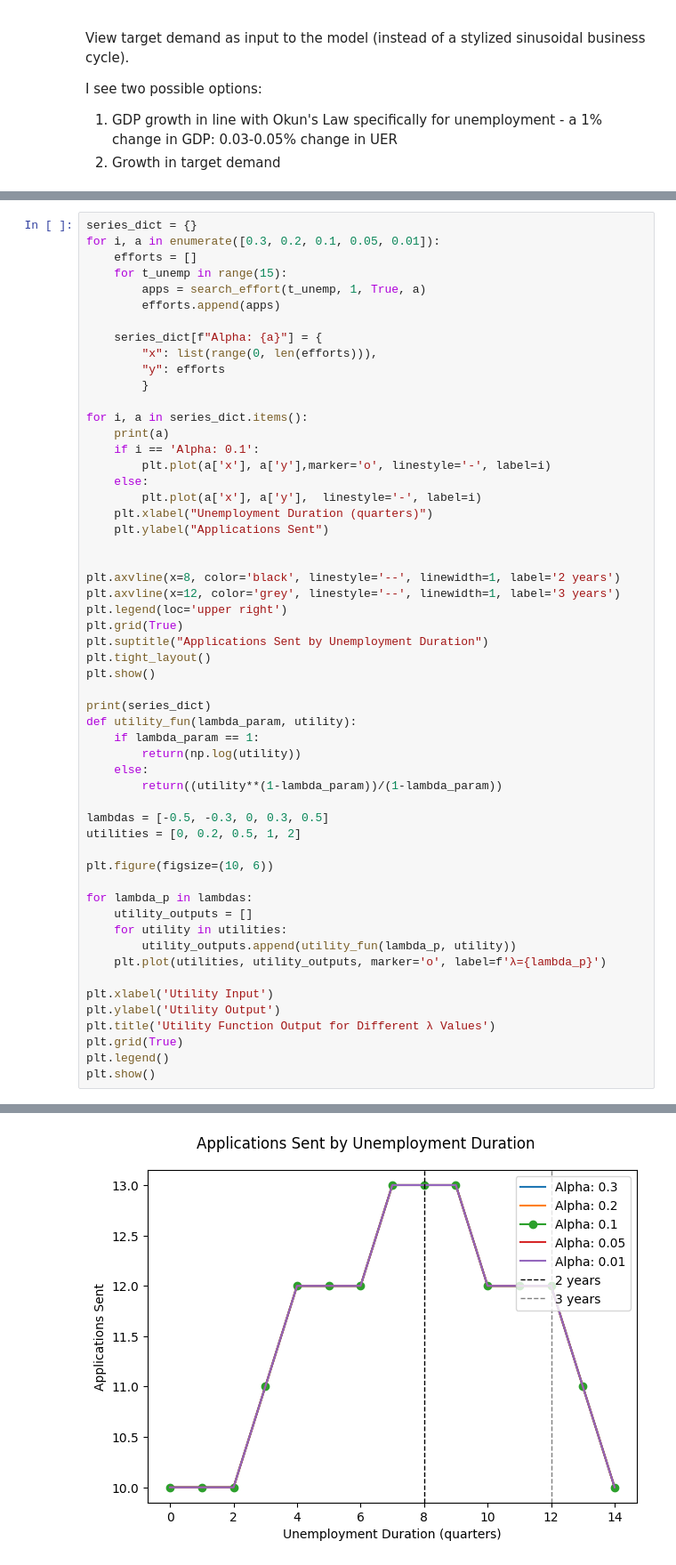
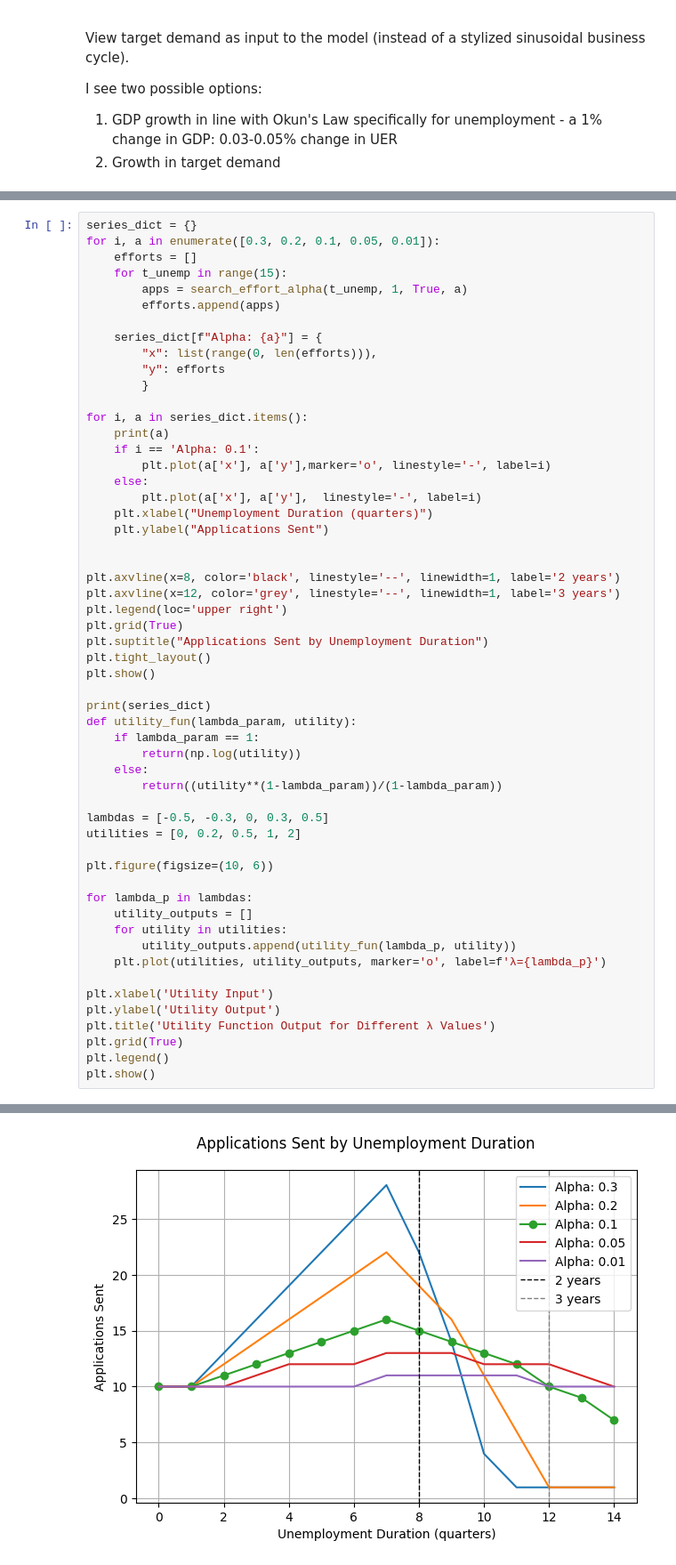
Before and after one commit to ebbam/transition_abm, a Jupyter notebook: calibration_remote/calibration_us_gdp.ipynb, the cells around one changed output, grey strips where cells are left out. Shown at 89% size. Cells and saved outputs as stored; diff of their text form.

```diff
--- a/calibration_remote/calibration_us_gdp.ipynb
+++ b/calibration_remote/calibration_us_gdp.ipynb
@@ -148,7 +90,7 @@ series_dict = {}
 for i, a in enumerate([0.3, 0.2, 0.1, 0.05, 0.01]):
     efforts = []
     for t_unemp in range(15):
-        apps = search_effort(t_unemp, 1, True, a)
+        apps = search_effort_alpha(t_unemp, 1, True, a)
         efforts.append(apps)
 
     series_dict[f"Alpha: {a}"] = {
@@ -202 +149 @@ plt.show()
-[figure, old version]
+[figure, new version]
```
Also changed, not shown: parts of 8 cells of this notebook, 8 other files.
